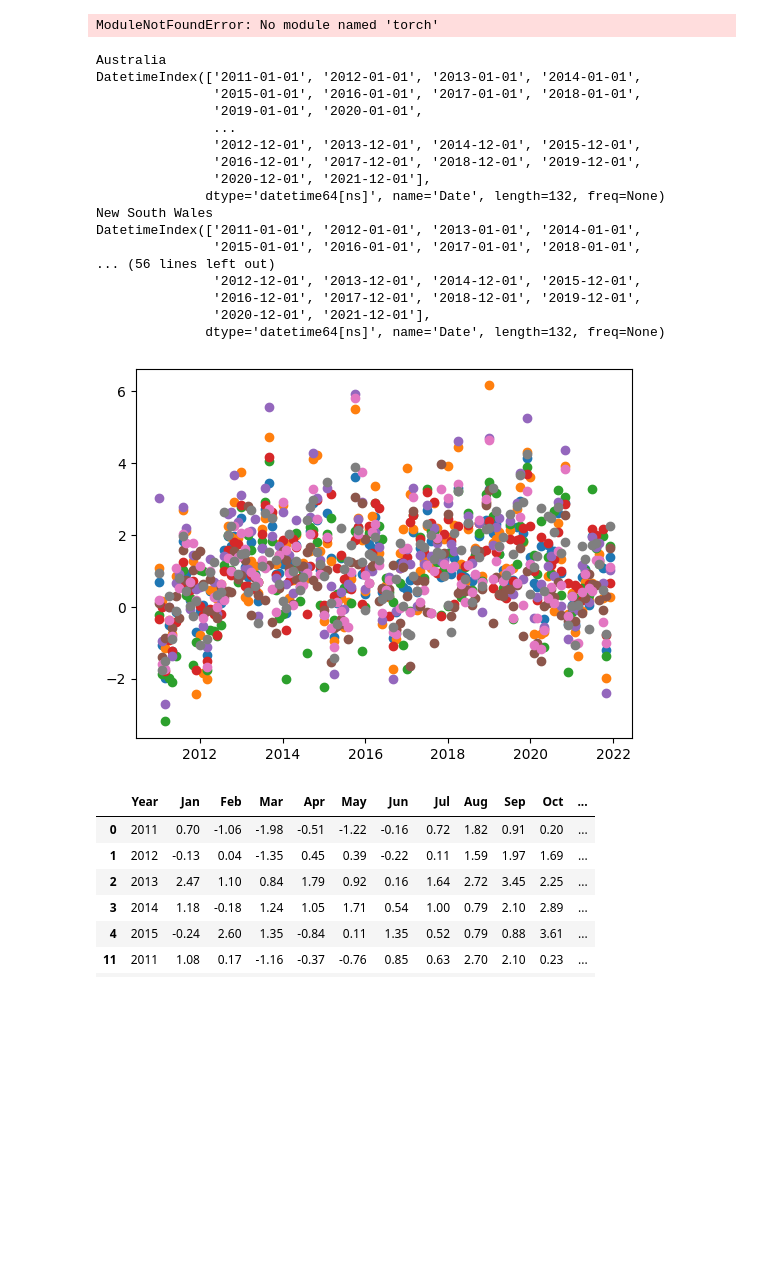
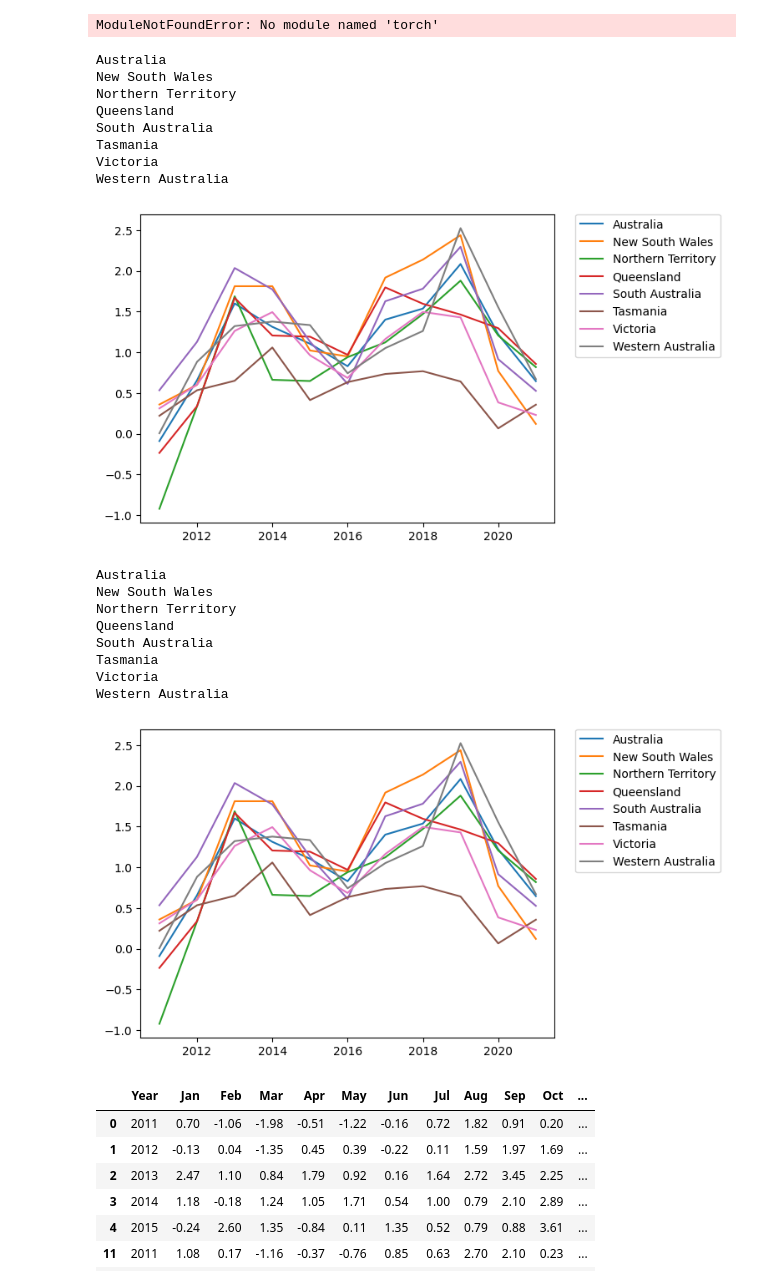
Before and after one commit to Arthur-CWW/datathon, a Jupyter notebook: train.ipynb, the cells around one changed output. Drawn from its saved outputs; the diff is of its cells as text; code cells hidden in the pictures; blank space fills up the shorter version.

```diff
--- a/train.ipynb
+++ b/train.ipynb
@@ -19,44 +19,68 @@ import seaborn as sns
 ModuleNotFoundError: No module named 'torch'
 # %%
 enviro_csv = dict( temp='Enviromental/temp_max_anomaly_c.csv', rainfall='Enviromental/total_rainfall_mm.csv', water_trades= 'Enviromental/water_trades_2011_2021.csv',water_usage= 'Enviromental/water_usage_region_year.csv')
+
 df = pd.read_csv(enviro_csv['temp'], index_col=False)
 # remove Unnamed: 0
 
 df = df.drop(columns=['Unnamed: 0'])
 # set index to be Year
 df.set_index('Year', inplace=True)
 # group by region label
 # ['Region label']
 df = df.groupby('Region label')
 
 for  region, data in df:
     print(region)
     data.drop(columns='Region label', inplace=True)
-    data['Year'] = data.index
-    data = data.melt(id_vars=['Year'], var_name='Month', value_name='Temperature')
-    data['Date'] = pd.to_datetime(data['Year'].astype(str) + '-' + data['Month'].astype(str))
-    data.set_index( ['Date'], inplace=True)
-    print(data.index)
-    # turn off lines
-    plt.plot(data.index, data['Temperature'], label=region, linestyle='None', marker='o')
+    # show more x axis points
+    plt.plot(data.index, data.mean(1), label=region)
+    # top right
+    plt.legend(bbox_to_anchor=(1.05, 1), loc='upper left', borderaxespad=0.)
+
 
 plt.show()
 # %% [output]
 Australia
-DatetimeIndex(['2011-01-01', '2012-01-01', '2013-01-01', '2014-01-01',
-               '2015-01-01', '2016-01-01', '2017-01-01', '2018-01-01',
-               '2019-01-01', '2020-01-01',
-               ...
-               '2012-12-01', '2013-12-01', '2014-12-01', '2015-12-01',
-               '2016-12-01', '2017-12-01', '2018-12-01', '2019-12-01',
-               '2020-12-01', '2021-12-01'],
-              dtype='datetime64[ns]', name='Date', length=132, freq=None)
 New South Wales
-DatetimeIndex(['2011-01-01', '2012-01-01', '2013-01-01', '2014-01-01',
-               '2015-01-01', '2016-01-01', '2017-01-01', '2018-01-01',
-... (56 lines left out)
-               '2012-12-01', '2013-12-01', '2014-12-01', '2015-12-01',
-               '2016-12-01', '2017-12-01', '2018-12-01', '2019-12-01',
-               '2020-12-01', '2021-12-01'],
-              dtype='datetime64[ns]', name='Date', length=132, freq=None)
+Northern Territory
+Queensland
+South Australia
+Tasmania
+Victoria
+Western Australia
-[figure, old version]
+[figure, new version]
+# %%
+
+df = pd.read_csv(enviro_csv['temp'], index_col=False)
+# remove Unnamed: 0
+
+df = df.drop(columns=['Unnamed: 0'])
+# set index to be Year
+df.set_index('Year', inplace=True)
+# group by region label
+# ['Region label']
+df = df.groupby('Region label')
+
+for  region, data in df:
+    print(region)
+    data.drop(columns='Region label', inplace=True)
+    # show more x axis points
+    plt.plot(data.index, data.mean(1), label=region)
+    # top right
+    plt.legend(bbox_to_anchor=(1.05, 1), loc='upper left', borderaxespad=0.)
+
+
+df = df.groupby('Region label')
+
+plt.show()
+# %% [output]
+Australia
+New South Wales
+Northern Territory
+Queensland
+South Australia
+Tasmania
+Victoria
+Western Australia
+[figure, added]
```
Also changed, not shown: parts of 6 cells of this notebook.
